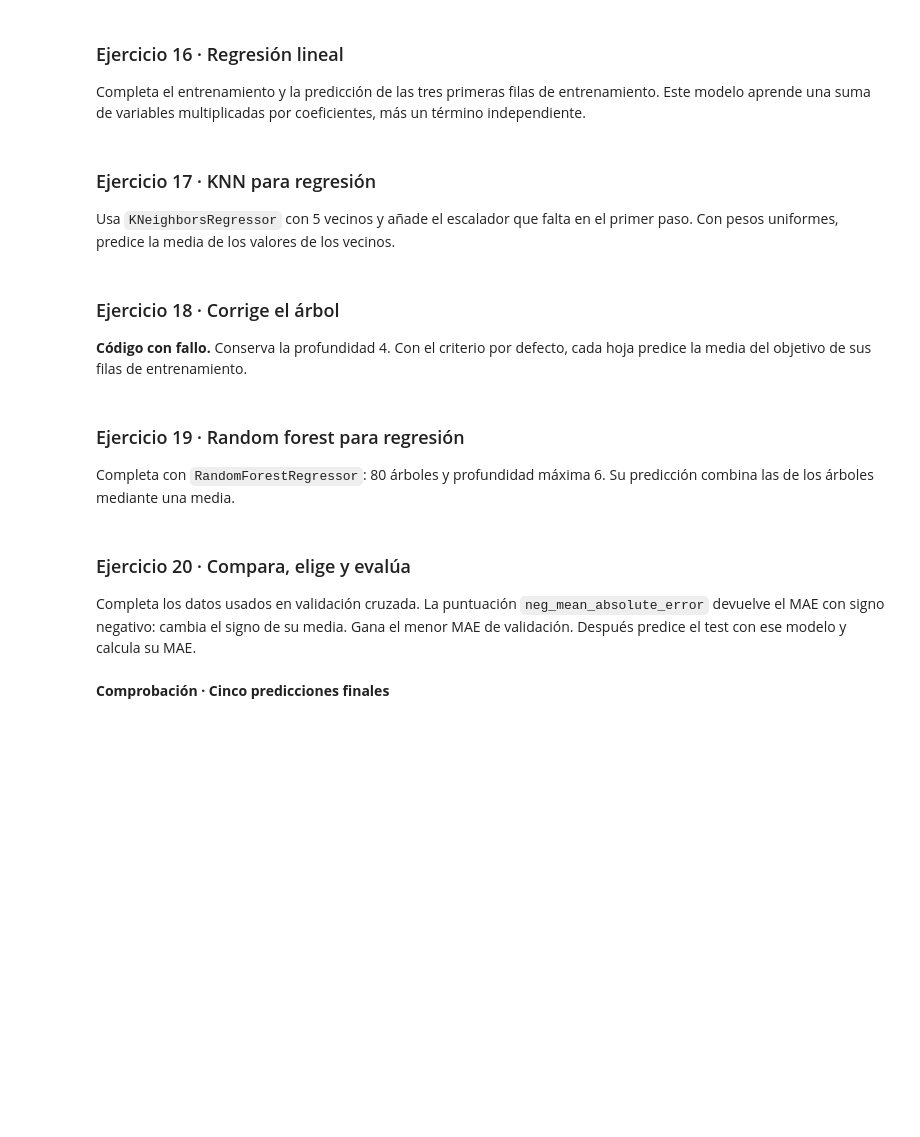
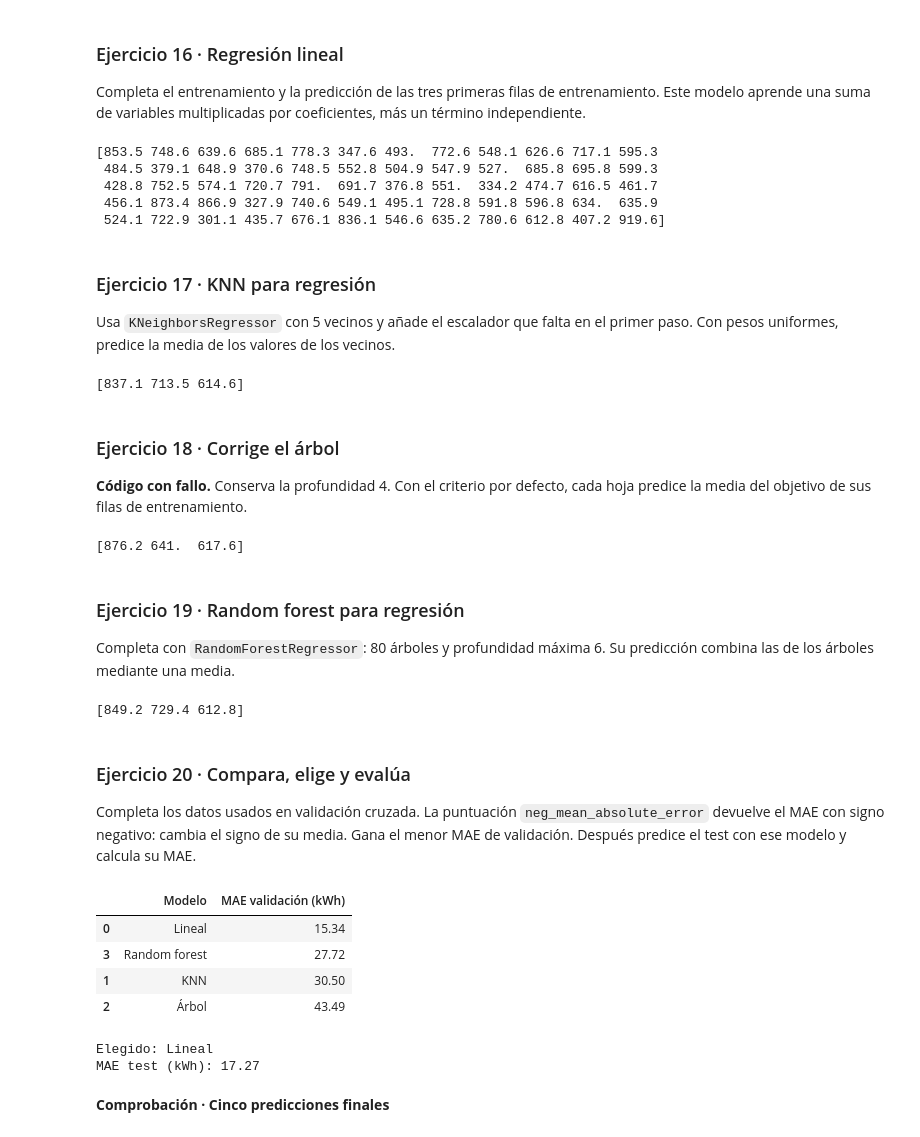
Before and after one commit to BorjaFdz/programacion-ia-alumnos, a Jupyter notebook: 05_Machine_Learning/repaso_clasificacion_regresion/repaso_sin_respuestas.ipynb, the cells around one changed output. Saved outputs shown, nothing was run; the diff lists cells and outputs as text; code cells hidden in the pictures; blank space fills up the shorter version.

Commit message:
Refactor notebook for regression exercises: added answers, improved code clarity, and updated model evaluations

```diff
--- a/05_Machine_Learning/repaso_clasificacion_regresion/repaso_sin_respuestas.ipynb
+++ b/05_Machine_Learning/repaso_clasificacion_regresion/repaso_sin_respuestas.ipynb
@@ -453,8 +473,14 @@ Este modelo aprende una suma de variables multiplicadas por coeficientes, más u
 # %%
 from sklearn.linear_model import LinearRegression
 lineal = LinearRegression()
-lineal.fit(..., ...)
-print(lineal.predict(...).round(1))
+lineal.fit(Xr_train, yr_train)
+print(lineal.predict(Xr_test).round(1))
+# %% [output]
+[853.5 748.6 639.6 685.1 778.3 347.6 493.  772.6 548.1 626.6 717.1 595.3
+ 484.5 379.1 648.9 370.6 748.5 552.8 504.9 547.9 527.  685.8 695.8 599.3
+ 428.8 752.5 574.1 720.7 791.  691.7 376.8 551.  334.2 474.7 616.5 461.7
+ 456.1 873.4 866.9 327.9 740.6 549.1 495.1 728.8 591.8 596.8 634.  635.9
+ 524.1 722.9 301.1 435.7 676.1 836.1 546.6 635.2 780.6 612.8 407.2 919.6]
 # %% [markdown]
 ### Ejercicio 17 · KNN para regresión
 
@@ -462,22 +488,28 @@ Usa `KNeighborsRegressor` con 5 vecinos y añade el escalador que falta en el pr
 Con pesos uniformes, predice la media de los valores de los vecinos.
 # %%
 from sklearn.neighbors import KNeighborsRegressor
+from sklearn.preprocessing import StandardScaler
+from sklearn.pipeline import Pipeline
 knn_r = Pipeline([
-    ('escala', ...),
-    ('modelo', KNeighborsRegressor(n_neighbors=...))
+    ('escala', StandardScaler()),
+    ('modelo', KNeighborsRegressor(n_neighbors=5))
 ])
 knn_r.fit(Xr_train, yr_train)
-print(knn_r.predict(Xr_train.iloc[:3]).round(1))
+print(knn_r.predict(Xr_test.iloc[:3]).round(1))
+# %% [output]
+[837.1 713.5 614.6]
 # %% [markdown]
 ### Ejercicio 18 · Corrige el árbol
 
 **Código con fallo.** Conserva la profundidad 4.
 Con el criterio por defecto, cada hoja predice la media del objetivo de sus filas de entrenamiento.
 # %%
-from sklearn.tree import DecisionTreeClassifier
-arbol_r = DecisionTreeClassifier(max_depth=4, random_state=42)
+from sklearn.tree import DecisionTreeRegressor
+arbol_r = DecisionTreeRegressor(max_depth=4, random_state=42)
 arbol_r.fit(Xr_train, yr_train)
-print(arbol_r.predict(Xr_train.iloc[:3]).round(1))
+print(arbol_r.predict(Xr_test.iloc[:3]).round(1))
+# %% [output]
+[876.2 641.  617.6]
 # %% [markdown]
 ### Ejercicio 19 · Random forest para regresión
 
@@ -485,9 +517,11 @@ Completa con `RandomForestRegressor`: 80 árboles y profundidad máxima 6.
 Su predicción combina las de los árboles mediante una media.
 # %%
 from sklearn.ensemble import RandomForestRegressor
-bosque_r = ...(n_estimators=..., max_depth=..., random_state=42)
+bosque_r = RandomForestRegressor(n_estimators=80, max_depth=6, random_state=42)
 bosque_r.fit(Xr_train, yr_train)
-print(bosque_r.predict(Xr_train.iloc[:3]).round(1))
+print(bosque_r.predict(Xr_test.iloc[:3]).round(1))
+# %% [output]
+[849.2 729.4 612.8]
 # %%
 from sklearn.model_selection import cross_val_score, KFold
 modelos = {'Lineal': lineal, 'KNN': knn_r,
@@ -502,20 +536,30 @@ Gana el menor MAE de validación. Después predice el test con ese modelo y calc
 # %%
 filas = []
 for nombre, modelo in modelos.items():
-    scores = cross_val_score(modelo, ..., ..., cv=cv_r,
+    scores = cross_val_score(modelo, Xr_train, yr_train , cv=cv_r,
                              scoring='neg_mean_absolute_error')
-    mae_cv = ...
+    mae_cv = -scores.mean()
     filas.append({'Modelo': nombre, 'MAE validación (kWh)': mae_cv})
 comparacion = pd.DataFrame(filas).sort_values('MAE validación (kWh)')
 display(comparacion.round(2))
+# %% [output]
+|  | Modelo | MAE validación (kWh) |
+| 0 | Lineal | 15.34 |
+| 3 | Random forest | 27.72 |
+| 1 | KNN | 30.50 |
+| 2 | Árbol | 43.49 |
 # %%
+from sklearn.metrics import mean_absolute_error
 elegido = comparacion.iloc[0]['Modelo']
 mejor_r = modelos[elegido]
 mejor_r.fit(Xr_train, yr_train)
-pred_r = mejor_r.predict(...)
-mae_test = ...
+pred_r = mejor_r.predict(Xr_test)
+mae_test = mean_absolute_error(yr_test, pred_r)
 print('Elegido:', elegido)
 print('MAE test (kWh):', round(mae_test, 2))
+# %% [output]
+Elegido: Lineal
+MAE test (kWh): 17.27
 # %% [markdown]
 **Comprobación · Cinco predicciones finales**
 # %%
```
Also changed, not shown: parts of 11 cells of this notebook, 1 other file.
